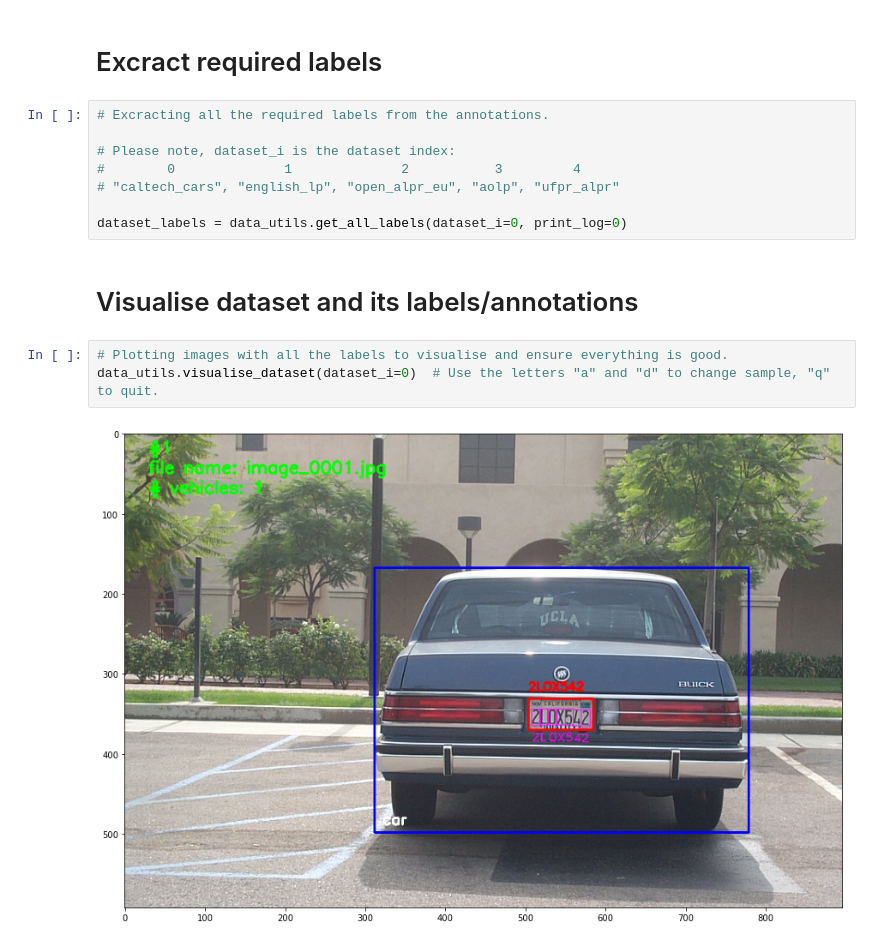
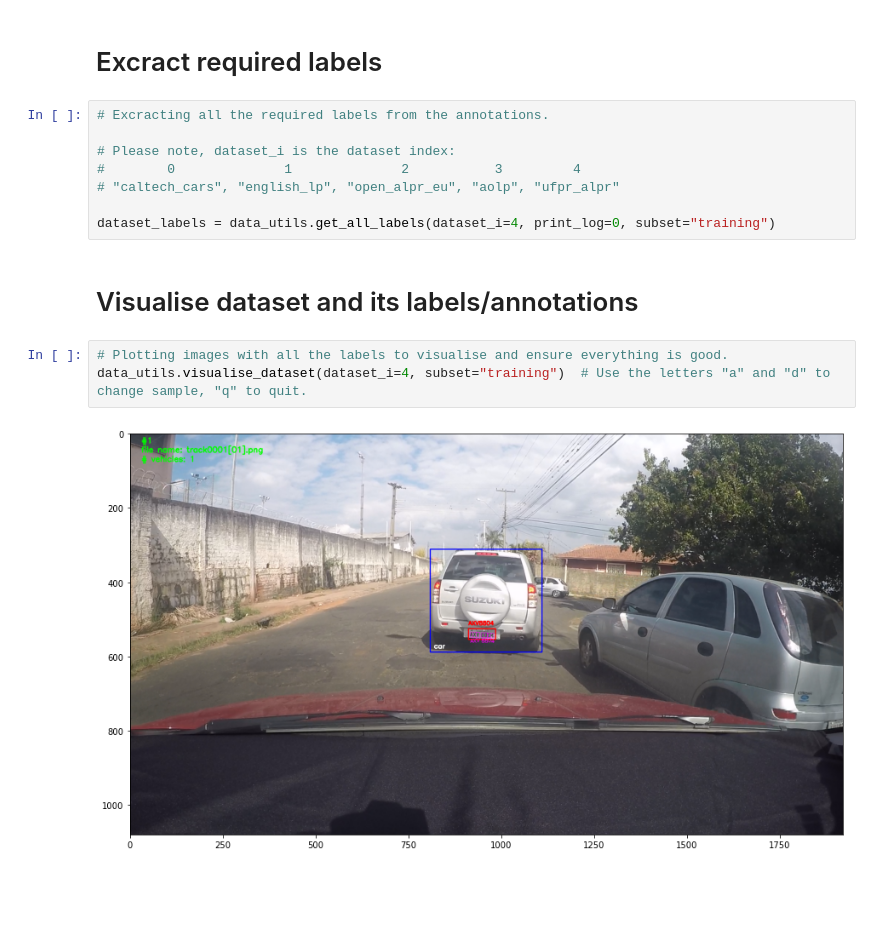
Before and after one commit to RedaAlb/alpr-pipeline, a Jupyter notebook: LP_VT_det_rec/datasets/visualise_dataset.ipynb, the cells around one changed output. Drawn from its saved outputs; the diff is of its cells as text; blank space fills up the shorter version.

```diff
--- a/LP_VT_det_rec/datasets/visualise_dataset.ipynb
+++ b/LP_VT_det_rec/datasets/visualise_dataset.ipynb
@@ -11,11 +11,11 @@ data_utils = DatasetsUtil()
 #        0              1              2           3         4
 # "caltech_cars", "english_lp", "open_alpr_eu", "aolp", "ufpr_alpr"
 
-dataset_labels = data_utils.get_all_labels(dataset_i=0, print_log=0)
+dataset_labels = data_utils.get_all_labels(dataset_i=4, print_log=0, subset="training")
 # %% [markdown]
 # Visualise dataset and its labels/annotations
 # %%
 # Plotting images with all the labels to visualise and ensure everything is good.
-data_utils.visualise_dataset(dataset_i=0)  # Use the letters "a" and "d" to change sample, "q" to quit.
+data_utils.visualise_dataset(dataset_i=4, subset="training")  # Use the letters "a" and "d" to change sample, "q" to quit.
 # %% [output]
-[figure, old version]
+[figure, new version]
```
Also changed, not shown: 3 other files.
